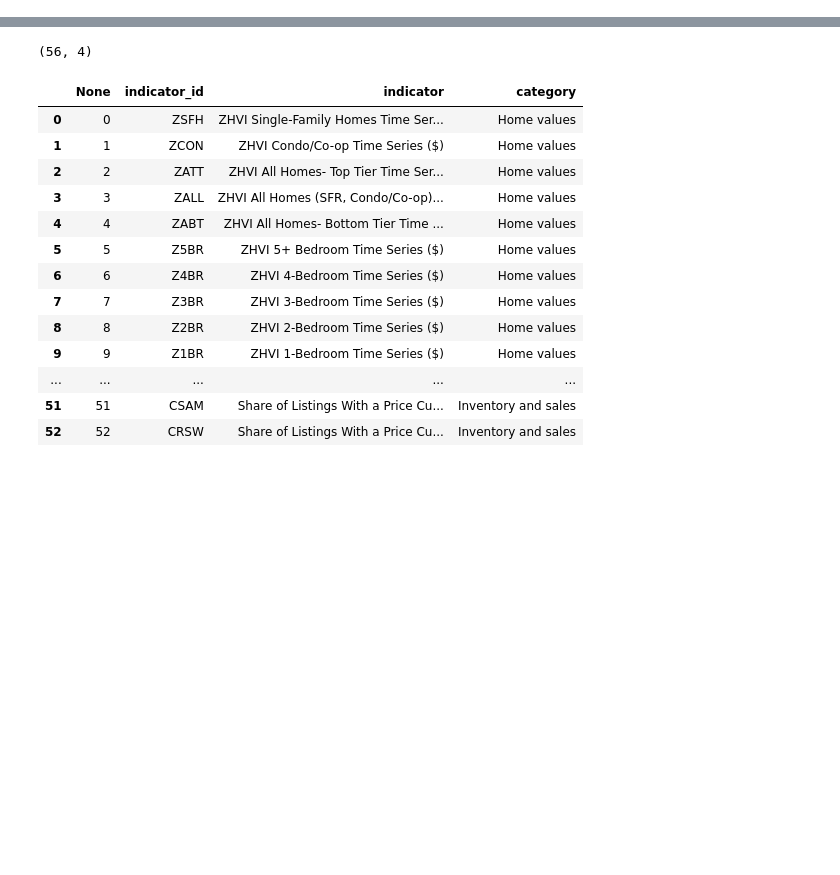
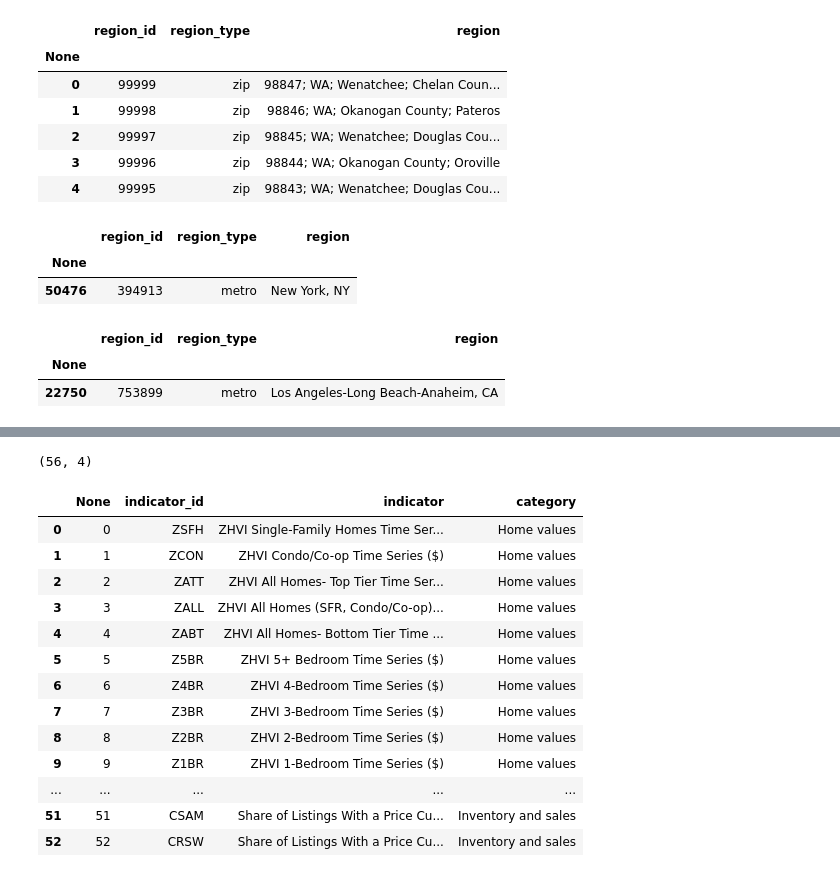
Before and after one commit to BloomTech-Labs/Labs26-Citrics-DS-TeamC, a Jupyter notebook: Real_Estate.ipynb, the cells around one changed output, grey strips where cells are left out. Cells and saved outputs as stored; diff of their text form; code cells hidden in the pictures; blank space fills up the shorter version.

```diff
--- a/Real_Estate.ipynb
+++ b/Real_Estate.ipynb
@@ -61,3 +82,25 @@ regions = quandl.get_table('ZILLOW/REGIONS', paginate=True)
+# %%
+regions.head()
+# %% [output]
+|  | region_id | region_type | region |
+| None |  |  |  |
+| 0 | 99999 | zip | 98847; WA; Wenatchee; Chelan Coun... |
+| 1 | 99998 | zip | 98846; WA; Okanogan County; Pateros |
+| 2 | 99997 | zip | 98845; WA; Wenatchee; Douglas Cou... |
+| 3 | 99996 | zip | 98844; WA; Okanogan County; Oroville |
+| 4 | 99995 | zip | 98843; WA; Wenatchee; Douglas Cou... |
+# %%
+regions[regions['region_id'] == '394913']
+# %% [output]
+|  | region_id | region_type | region |
+| None |  |  |  |
+| 50476 | 394913 | metro | New York, NY |
+# %%
+regions[regions['region_id'] == '753899']
+# %% [output]
+|  | region_id | region_type | region |
+| None |  |  |  |
+| 22750 | 753899 | metro | Los Angeles-Long Beach-Anaheim, CA |
 # %%
 data.to_csv('albany_data.csv')
 indicators.to_csv('zillow_indicator_data.csv')
```
Also changed, not shown: parts of 35 cells of this notebook.
